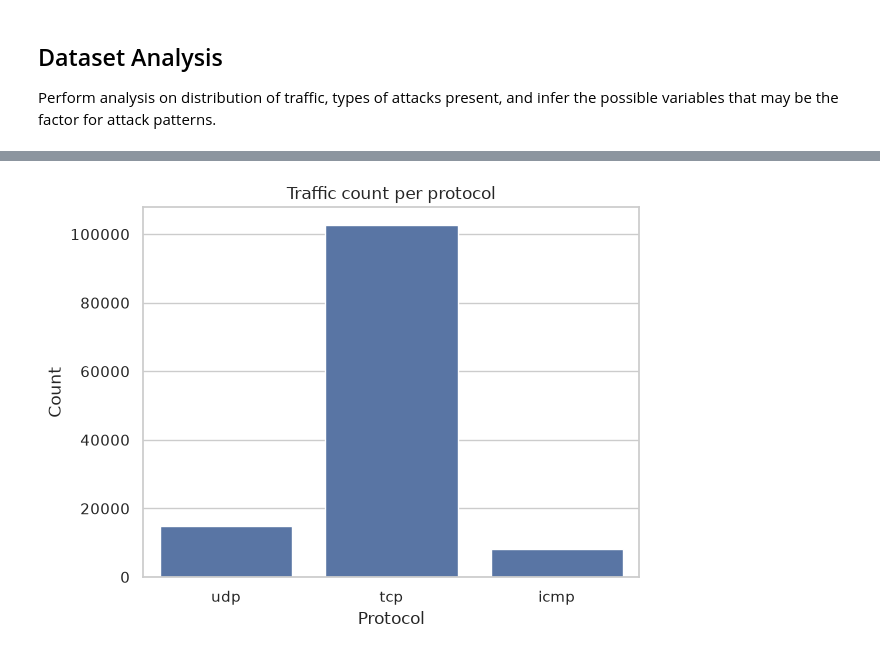
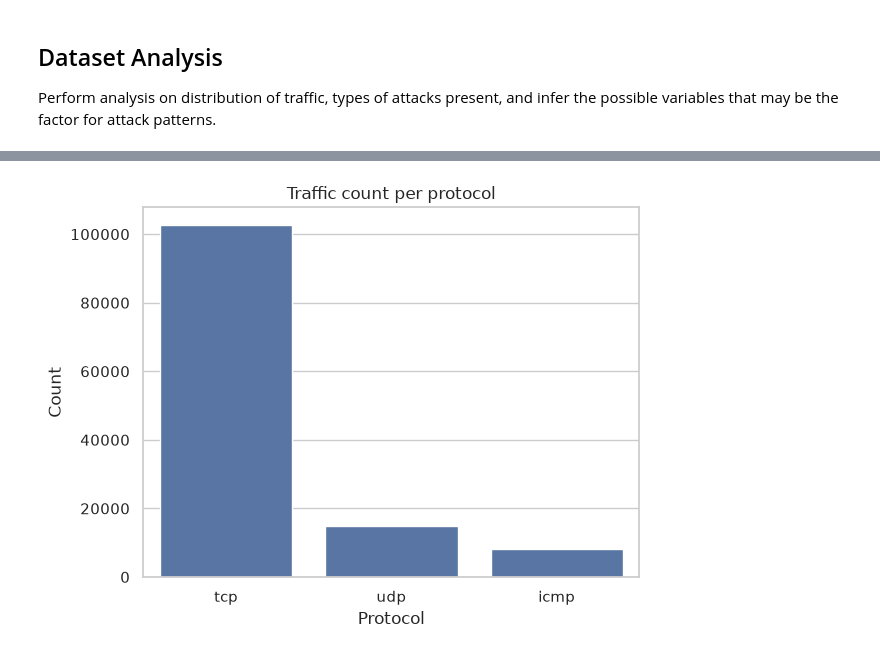
Before and after one commit to hubymeme22/network-security-ids-ml, a Jupyter notebook: experiments/dataset_analysis.ipynb, the cells around one changed output, grey strips where cells are left out. Cells and saved outputs as stored; diff of their text form; code cells hidden in the pictures.

Commit message:
dataset adjustments and additional analysis interpretations

```diff
--- a/experiments/dataset_analysis.ipynb
+++ b/experiments/dataset_analysis.ipynb
@@ -104,25 +152,25 @@ memory usage: 41.3 MB
 # %%
 import seaborn as sn
 import matplotlib.pyplot as plt
 
 # show all the protocols available from the dataset
-protocols = train_dataset_df["protocol"].unique()
+protocols = train_dataset_df["protocol_type"].unique()
 plot_data = {
     "Protocol": list(protocols),
     "Count": []
 }
 
 for protocol in protocols:
-    protocol_count = (train_dataset_df["protocol"] == protocol).sum()
+    protocol_count = (train_dataset_df["protocol_type"] == protocol).sum()
     plot_data["Count"].append(protocol_count)
 
 # load a dataframe for the plot data
 df = pd.DataFrame(plot_data)
 
 sn.set_theme(style="whitegrid")
 sn.barplot(df, x="Protocol", y="Count")
 
 plt.title("Traffic count per protocol")
 plt.show()
 # %% [output]
-[figure, old version]
+[figure, new version]
```
Also changed, not shown: parts of 11 cells of this notebook, 1 other file.
